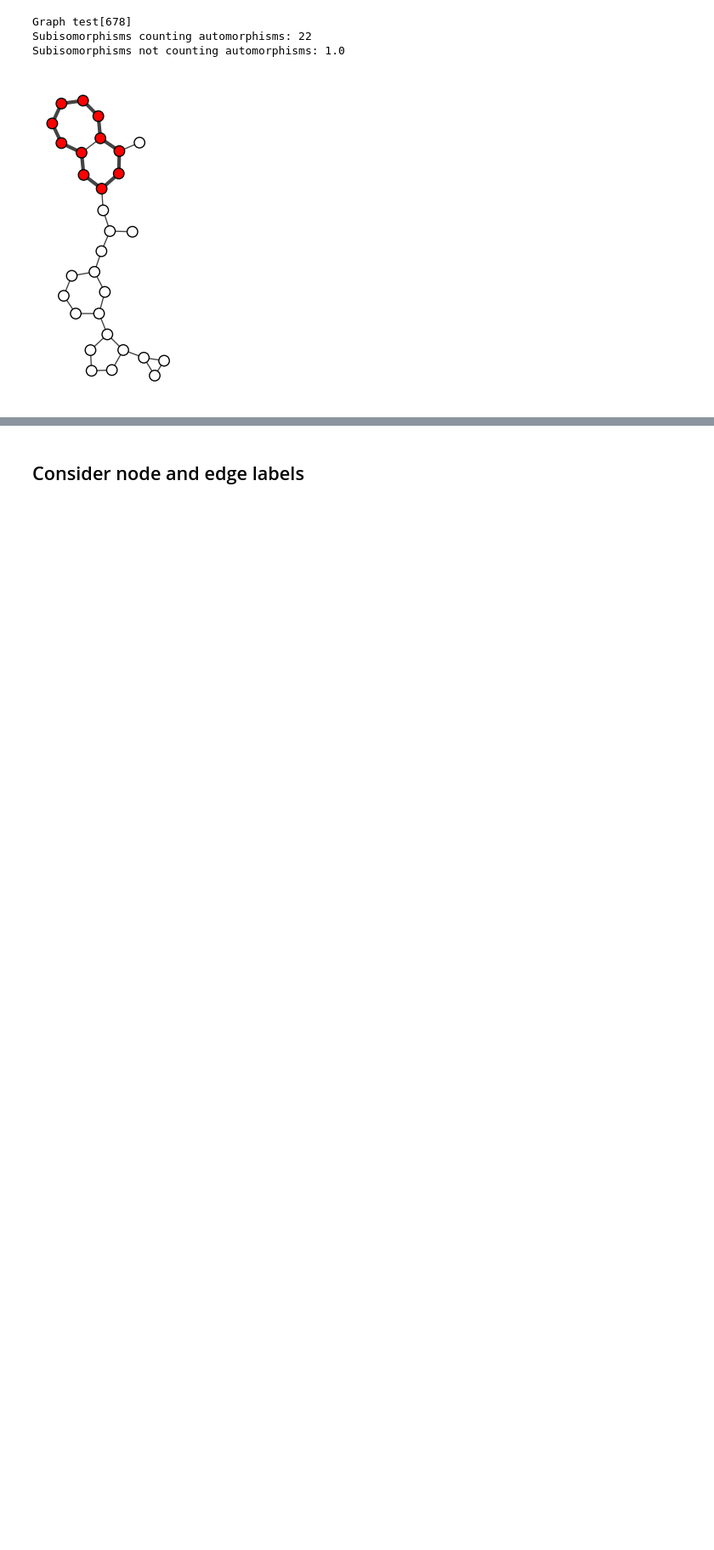
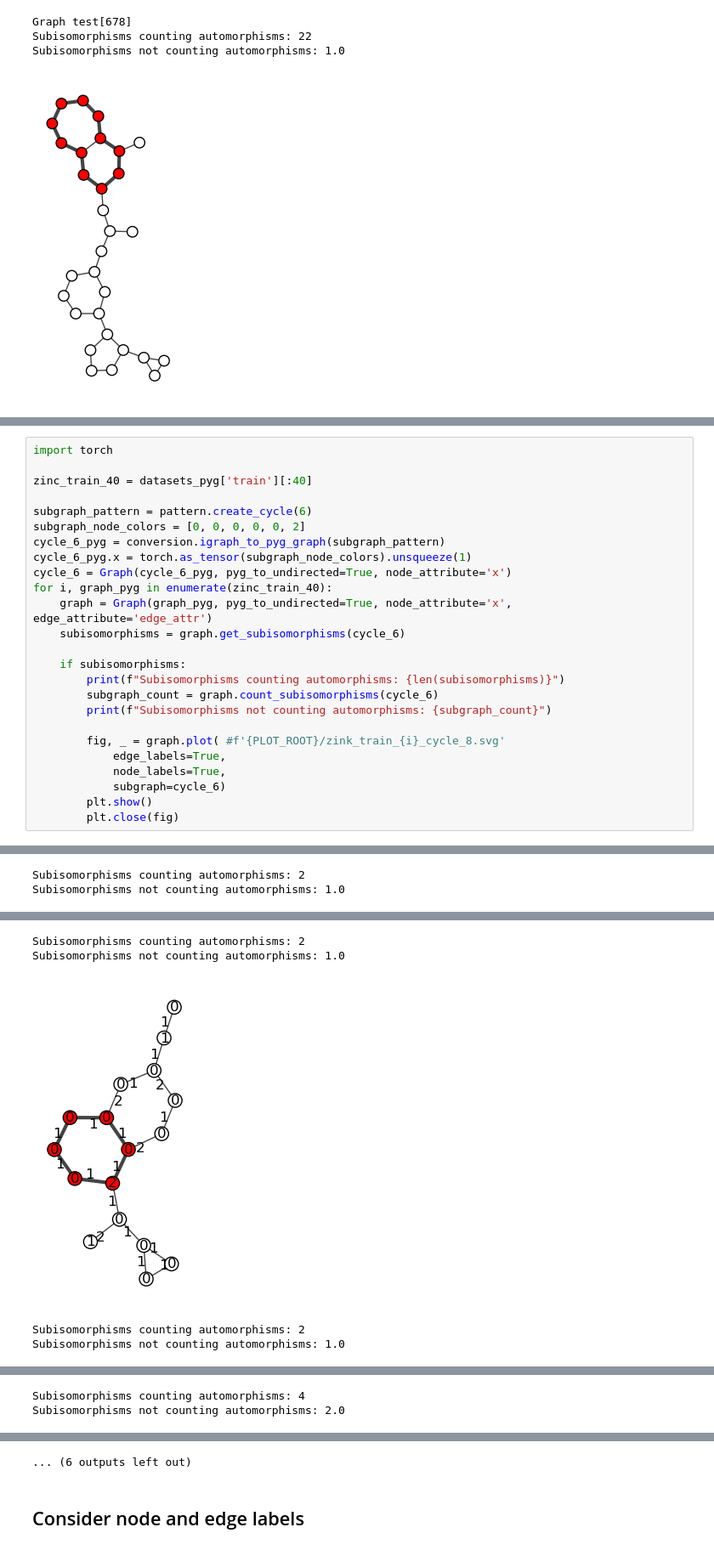
Before and after one commit to stefanjp/SubgraphCounting, a Jupyter notebook: examples/subgraph_counting.ipynb, the cells around one changed output, grey strips where cells are left out. Shown at 85% size. Drawn from its saved outputs; the diff is of its cells as text; blank space fills up the shorter version.

Commit message:
CHANGED example for plotting graphs with cycle 8 subgraphs and also considering nodes and/or edge labels

```diff
--- a/examples/subgraph_counting.ipynb
+++ b/examples/subgraph_counting.ipynb
@@ -76,0 +79,26 @@ Subisomorphisms not counting automorphisms: 1.0
+# %%
+import torch
+
+zinc_train_40 = datasets_pyg['train'][:40]
+
+subgraph_pattern = pattern.create_cycle(6)
+subgraph_node_colors = [0, 0, 0, 0, 0, 2]
+cycle_6_pyg = conversion.igraph_to_pyg_graph(subgraph_pattern)
+cycle_6_pyg.x = torch.as_tensor(subgraph_node_colors).unsqueeze(1)
+cycle_6 = Graph(cycle_6_pyg, pyg_to_undirected=True, node_attribute='x')
+for i, graph_pyg in enumerate(zinc_train_40):
+    graph = Graph(graph_pyg, pyg_to_undirected=True, node_attribute='x', edge_attribute='edge_attr')
+    subisomorphisms = graph.get_subisomorphisms(cycle_6)
+
+    if subisomorphisms:
+        print(f"Subisomorphisms counting automorphisms: {len(subisomorphisms)}")
+        subgraph_count = graph.count_subisomorphisms(cycle_6)
+        print(f"Subisomorphisms not counting automorphisms: {subgraph_count}")
+
+        fig, _ = graph.plot( #f'{PLOT_ROOT}/zink_train_{i}_cycle_8.svg'
+            edge_labels=True,
+            node_labels=True,
+            subgraph=cycle_6)
+        plt.show()
+        plt.close(fig)
+# %% [output]
@@ -76,0 +111,2 @@ Subisomorphisms not counting automorphisms: 1.0
+Subisomorphisms counting automorphisms: 2
+Subisomorphisms not counting automorphisms: 1.0
@@ -76,0 +114,5 @@ Subisomorphisms not counting automorphisms: 1.0
+Subisomorphisms counting automorphisms: 2
+Subisomorphisms not counting automorphisms: 1.0
+[figure, added]
+Subisomorphisms counting automorphisms: 2
+Subisomorphisms not counting automorphisms: 1.0
@@ -76,0 +120,2 @@ Subisomorphisms not counting automorphisms: 1.0
+Subisomorphisms counting automorphisms: 4
+Subisomorphisms not counting automorphisms: 2.0
@@ -77,3 +123,4 @@ Subisomorphisms not counting automorphisms: 1.0
+... (6 outputs left out)
 # %% [markdown]
 ## Consider node and edge labels
 # %%
```
Also changed, not shown: parts of 3 cells of this notebook, 2 other files.
